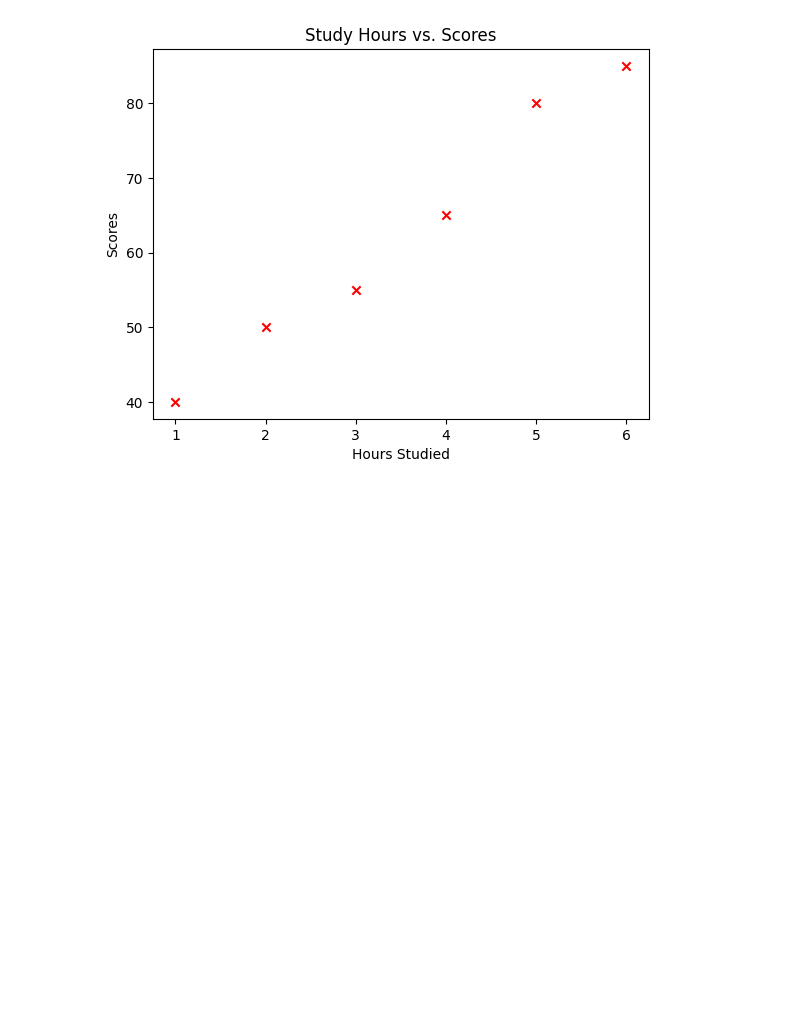
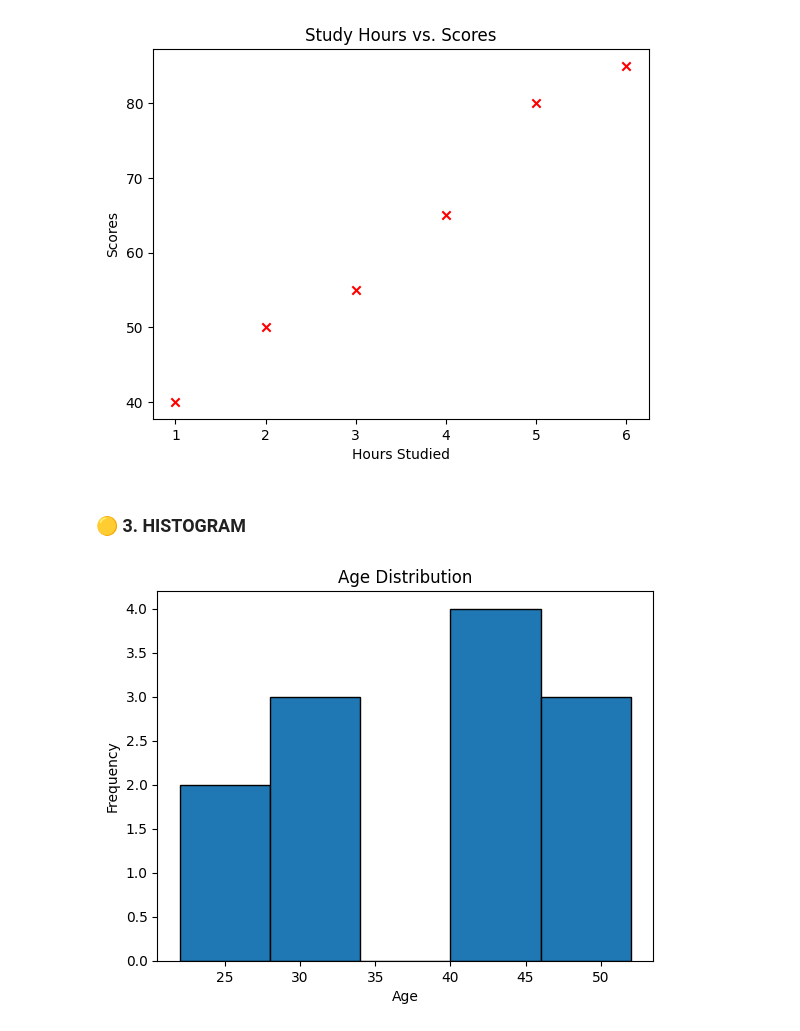
Before and after one commit to StarDust130/ML-101, a Jupyter notebook: Matplotlib/Self-Learn.ipynb, the cells around one changed output. Cells and saved outputs as stored; diff of their text form; code cells hidden in the pictures; blank space fills up the shorter version.

```diff
--- a/Matplotlib/Self-Learn.ipynb
+++ b/Matplotlib/Self-Learn.ipynb
@@ -39,3 +39,21 @@ plt.ylabel('Scores')
 plt.show()
 # %% [output]
 [figure]
+# %% [markdown]
+### 🟡 3. HISTOGRAM
+# %%
+# Data for plotting
+ages = [22, 25, 30, 30, 32, 40, 41, 42, 45, 50, 51, 52]
+
+# Create the histogram
+plt.hist(ages, bins=5,  edgecolor='black')
+
+# Add title and labels
+plt.title('Age Distribution')
+plt.xlabel('Age')
+plt.ylabel('Frequency')
+
+# Show the plot
+plt.show()
+# %% [output]
+[figure, added]
```
